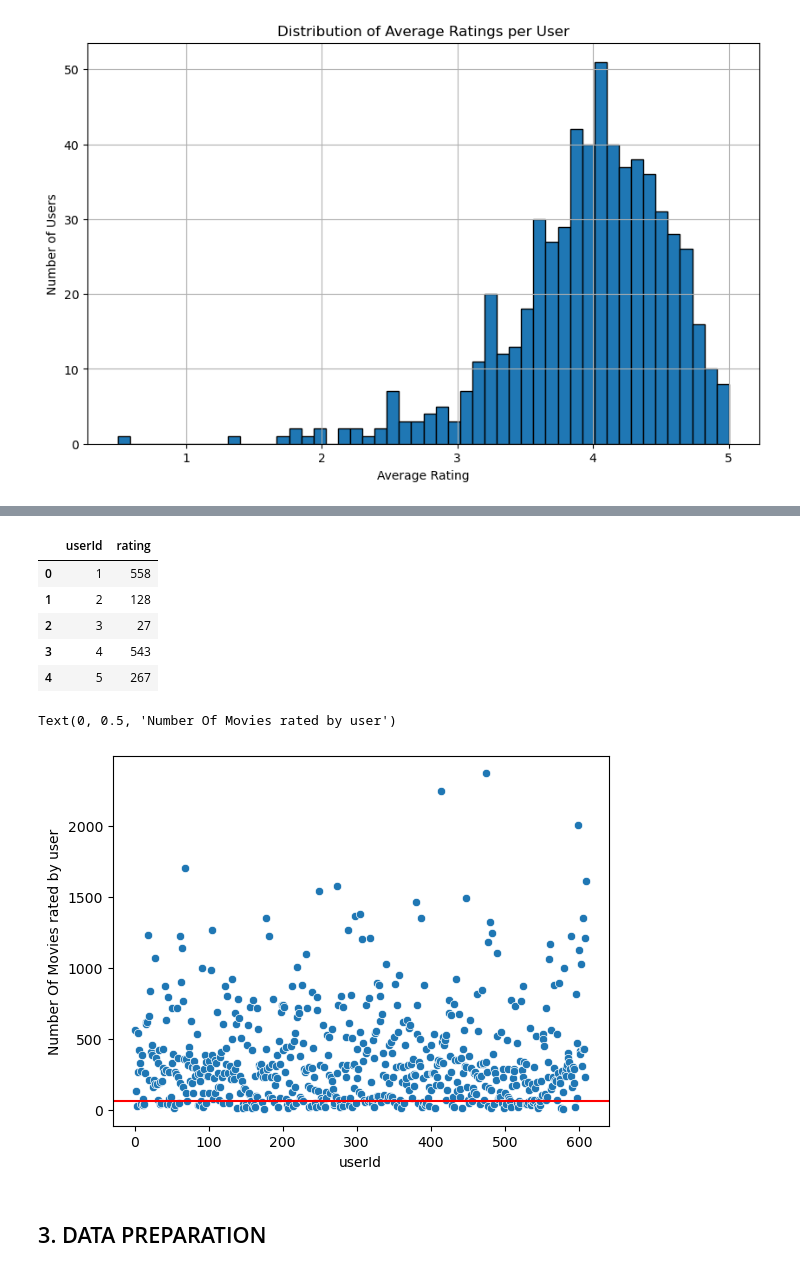
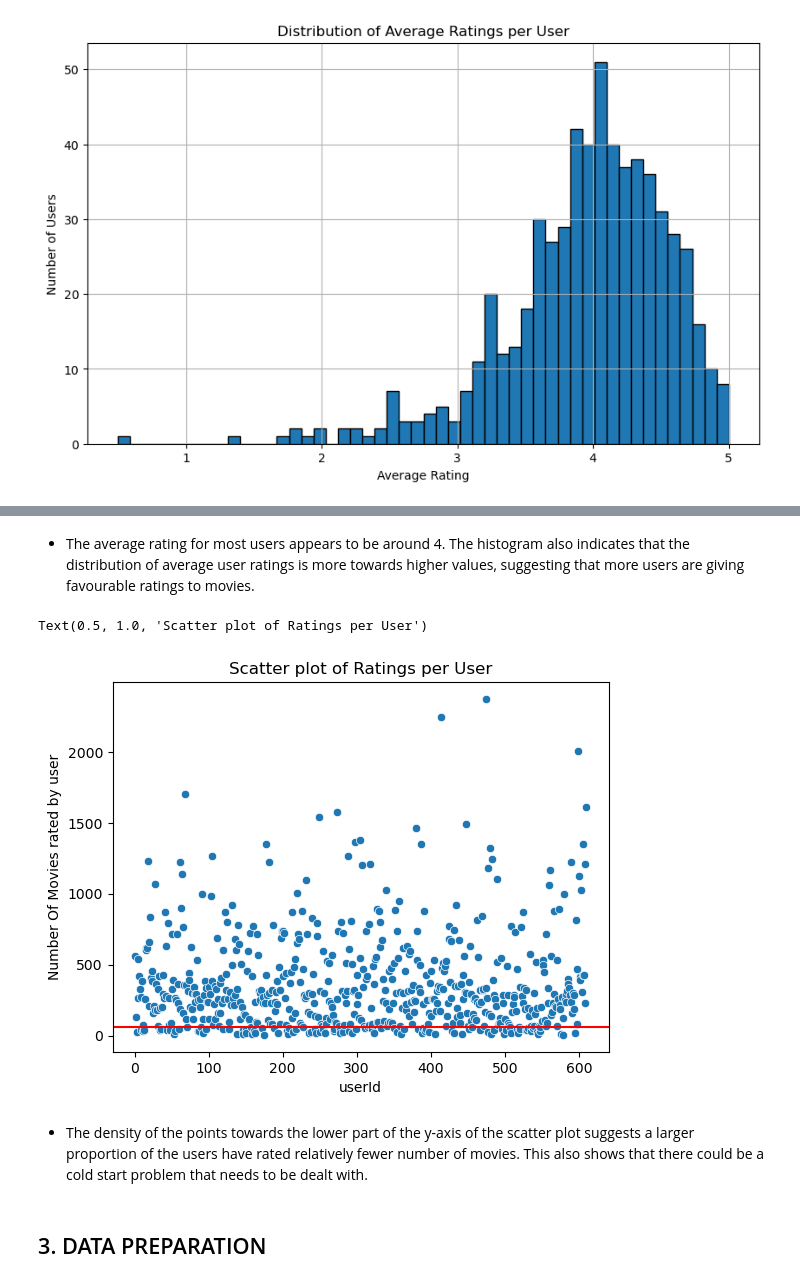
Before and after one commit to gkipkirui1/DSF-PT08P4-Movie_Recommendation-Project_GKC, a Jupyter notebook: Index.ipynb, the cells around one changed output, grey strips where cells are left out. Saved outputs shown, nothing was run; the diff lists cells and outputs as text; code cells hidden in the pictures.

```diff
--- a/Index.ipynb
+++ b/Index.ipynb
@@ -318,0 +341,15 @@ df_final_clean.describe()
+# %%
+# Splitting genres
+df_final_clean.loc[:, 'genres'] = df_final_clean['genres'].str.split('|')
+most_popular_genres = df_final_clean.explode('genres')['genres'].value_counts().head(10)
+
+# Define colormap
+colors = sns.color_palette("muted", len(most_popular_genres))
+
+# Plotting the most popular genres
+plt.figure(figsize=(10, 6))
+most_popular_genres.plot(kind='bar', color=colors)
+plt.xlabel('Genre')
+plt.ylabel('Number of Movies')
+plt.title('Most Popular Genres')
+plt.show()
@@ -389,16 +422,0 @@ plt.show()
-# %%
-# Splitting genres
-df_final_clean['genres'] = df_final_clean['genres'].str.split('|')
-genre_counts = df_final_clean.explode('genres')['genres'].value_counts()
-
-# Most and least popular genres
-most_popular_genres = genre_counts.head(10)
-least_popular_genres = genre_counts.tail(10)
-
-# Plotting the most popular genres
-plt.figure(figsize=(10, 6))
-most_popular_genres.plot(kind='bar', color='skyblue')
-plt.xlabel('Genre')
-plt.ylabel('Number of Movies')
-plt.title('Most Popular Genres')
-plt.show()
@@ -421,22 +423,21 @@ df_final_clean.head()
-# %%
-numberOf_movies_voted_by_user = pd.DataFrame(df_final_clean.groupby('userId')['rating'].agg('count'))
-numberOf_movies_voted_by_user.reset_index(level = 0,inplace = True)
-numberOf_movies_voted_by_user.head()
-# %% [output]
-|  | userId | rating |
-| 0 | 1 | 558 |
-| 1 | 2 | 128 |
-| 2 | 3 | 27 |
-| 3 | 4 | 543 |
-| 4 | 5 | 267 |
+# %% [markdown]
+* The average rating for most users appears to be around 4. The histogram also indicates that the distribution of average user ratings is more towards higher values, suggesting that more users are giving favourable ratings to movies.
 # %%
+# Group by userId and rating
+numberOf_movies_voted_by_user = pd.DataFrame(df_final_clean.groupby('userId')['rating'].agg('count'))
+numberOf_movies_voted_by_user.reset_index(level = 0,inplace = True)
+
+# Scatter plot
 plt.figure()
 ax = sns.scatterplot(y = 'rating', x = 'userId', data = numberOf_movies_voted_by_user)
 plt.axhline(y=60,color='r')
 plt.ylabel('Number Of Movies rated by user')
+plt.title('Scatter plot of Ratings per User')
 # %% [output]
-Text(0, 0.5, 'Number Of Movies rated by user')
+Text(0.5, 1.0, 'Scatter plot of Ratings per User')
-[figure, old version]
+[figure, new version]
+# %% [markdown]
+* The density of the points towards the lower part of the y-axis of the scatter plot suggests a larger proportion of the users have rated relatively fewer number of movies. This also shows that there could be a cold start problem that needs to be dealt with.
 # %% [markdown]
 ## 3. DATA PREPARATION
 # %% [markdown]
```
Also changed, not shown: parts of 26 cells of this notebook.
